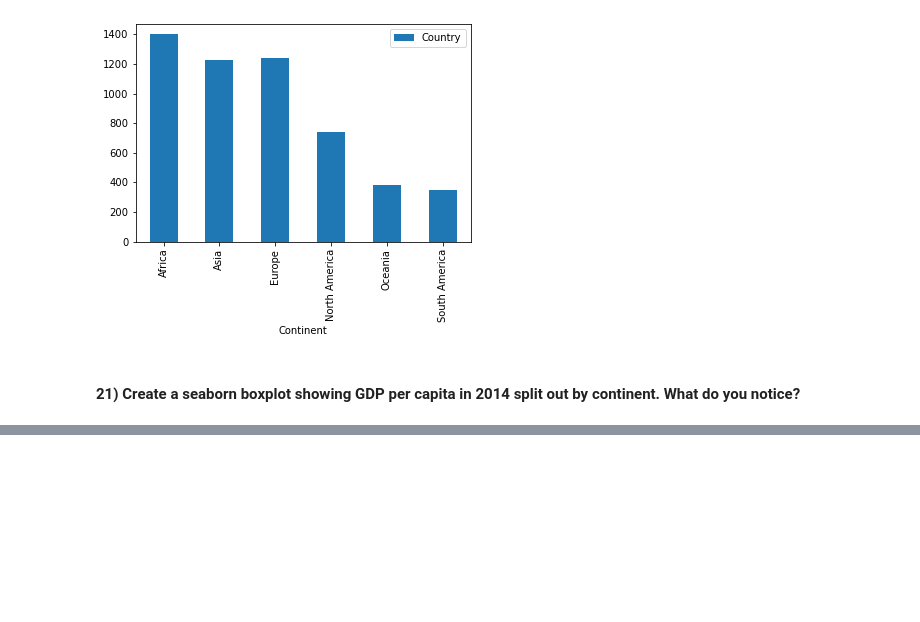
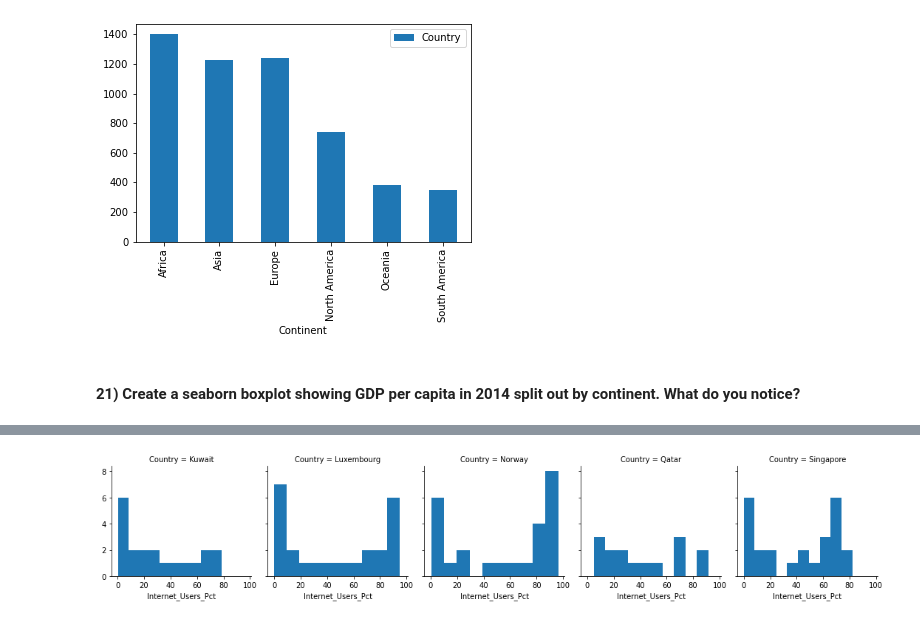
Before and after one commit to lordfrahnk/dq1-undata-lordfrahnk, a Jupyter notebook: notebooks/UN_Data_Exploration.ipynb, the cells around one changed output, grey strips where cells are left out. Cells and saved outputs as stored; diff of their text form; code cells hidden in the pictures; blank space fills up the shorter version.

```diff
--- a/notebooks/UN_Data_Exploration.ipynb
+++ b/notebooks/UN_Data_Exploration.ipynb
@@ -380,0 +455,2 @@ gdp_df.groupby('Continent').agg({'Country':'count'}).plot(kind='bar')
+# %%
+gdp_and_internet_use = gdp_df.merge(internet_df, on = ['Country', 'Year'])
@@ -380,0 +541,7 @@ gdp_df.groupby('Continent').agg({'Country':'count'}).plot(kind='bar')
+# %%
+## Creating a new subsetted dataframe
+top_five_countries = ['Qatar', 'Luxembourg', 'Singapore', 'Kuwait', 'Norway']
+
+top_five_gdp = gdp_and_internet_use[gdp_and_internet_use['Country'].isin(top_five_countries)]
+
+top_five_gdp.head()
@@ -380,0 +555,7 @@ gdp_df.groupby('Continent').agg({'Country':'count'}).plot(kind='bar')
+# %%
+## FacetGrid time
+
+graph = sns.FacetGrid(top_five_gdp, col = 'Country')
+graph.map(plt.hist, 'Internet_Users_Pct');
+# %% [output]
+[figure, added]
```
Also changed, not shown: parts of 41 cells of this notebook.
